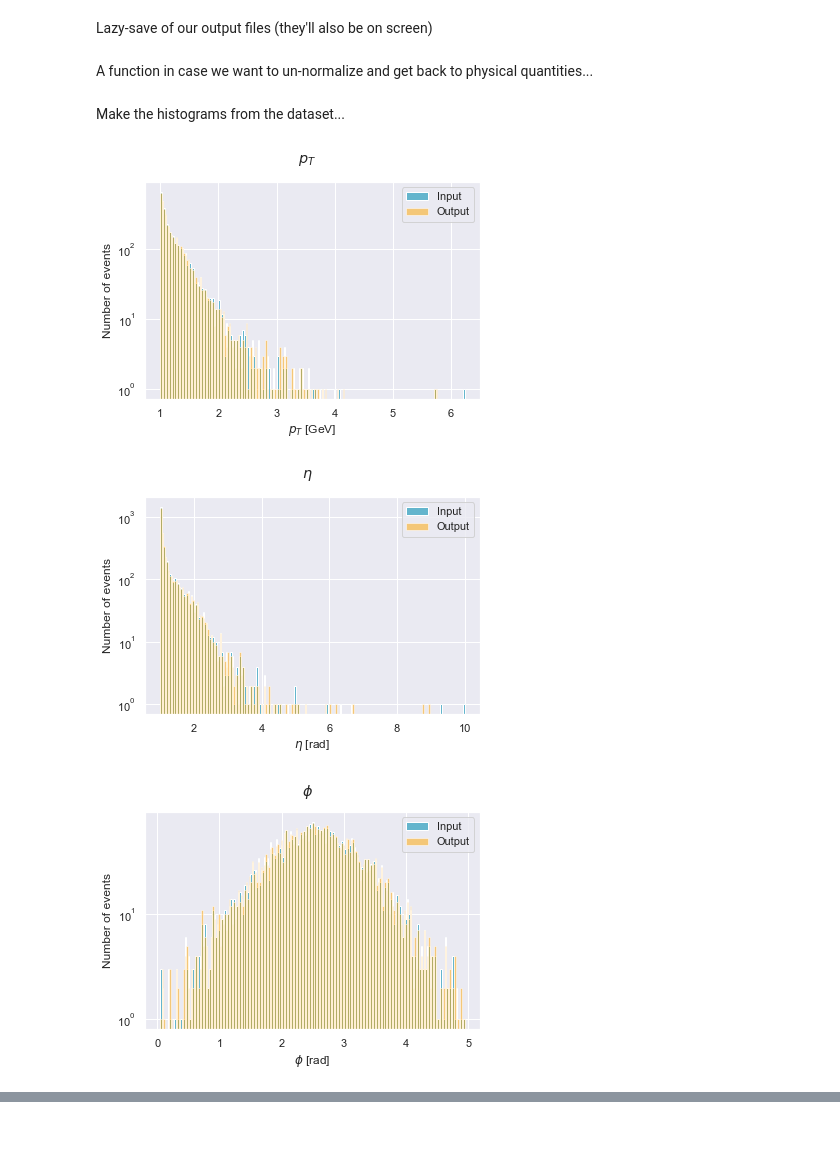
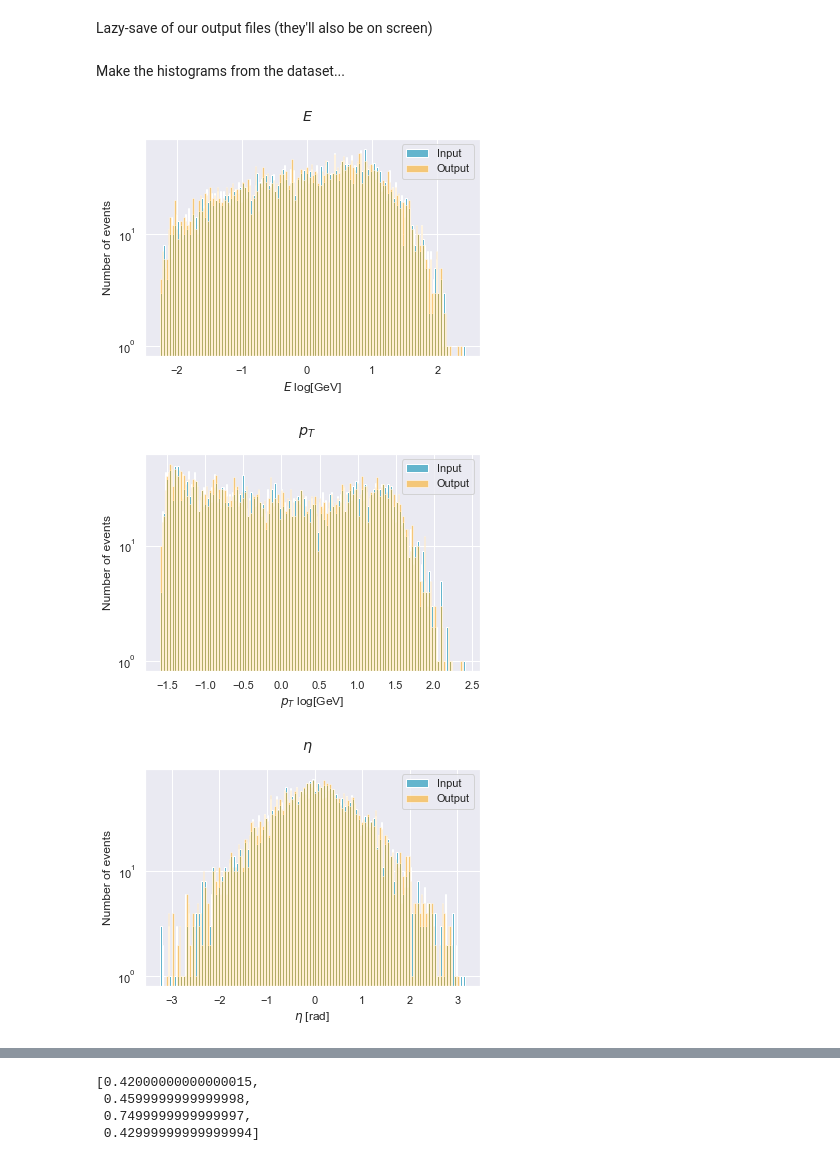
Before and after one commit to sazio/ATLAS_GSoC2021, a Jupyter notebook: ATLAS_GSoC2021_Solution.ipynb, the cells around one changed output, grey strips where cells are left out. Drawn from its saved outputs; the diff is of its cells as text; code cells hidden in the pictures; blank space fills up the shorter version.

```diff
--- a/ATLAS_GSoC2021_Solution.ipynb
+++ b/ATLAS_GSoC2021_Solution.ipynb
@@ -72,7 +96,7 @@ def min_max_normalization(df):
         result[feature_name] = (df[feature_name] - min_value) / (max_value - min_value)
     return result
 
-## mean Normalization
+## mean Normalization - regular Z-score normalization
 def mean_normalization(df):
     result = df.copy()
     for feature_name in df.columns:
@@ -80,3 +104,18 @@ def mean_normalization(df):
         std_value = df[feature_name].std()
         result[feature_name] = (df[feature_name] - mean_value) / std_value
     return result
+
+## mean log normalization for E and pt, mean normalization for the other 2 variables
+def log_mean_normalization(df):
+    result = df.copy()
+    for feature_name in df.columns:
+        if feature_name in ["E", "pt"]:
+            mean_value_log = np.log10(df[feature_name]).mean()
+            std_value_log = np.log10(df[feature_name]).std()
+            result[feature_name] = (np.log10(df[feature_name]) - mean_value_log) / std_value_log
+
+        else:
+            mean_value = df[feature_name].mean()
+            std_value = df[feature_name].std()
+            result[feature_name] = (df[feature_name] - mean_value) / std_value
+    return result
@@ -89,0 +124,3 @@ Here we do a regular train / validation set split, I decided to keep the 80/20 r
+# %%
+train = log_mean_normalization(train)
+test = log_mean_normalization(test)
@@ -134,7 +168,7 @@ import matplotlib.pyplot as plt
 import seaborn as sns
 sns.set_theme()
 
-unit_list = ['[log(GeV)]', '[rad/3]', '[rad/3]', '[log(GeV)]']
+unit_list = ['[log(GeV)]', '[rad]', '[rad]', '[log(GeV)]']
 variable_list = [r'$p_T$', r'$\eta$', r'$\phi$', r'$E$']
 
 branches=["pt","eta","phi","E"]
@@ -222,7 +254,7 @@ class AE_3D_200_LeakyReLU(nn.Module):
         return self.decode(z)
 
     def describe(self):
-        return 'in-200-200-20-3-20-200-200-out'
+        return m
 
 #model = AE_3D_200_LeakyReLU().double()
 model = AE_3D_200_LeakyReLU()
@@ -337,5 +367,3 @@ import os
 save_dir = "plotOutput"
 if not os.path.exists(save_dir):
     os.makedirs(save_dir)
-# %% [markdown]
-A function in case we want to un-normalize and get back to physical quantities...
@@ -349,47 +370,48 @@ def custom_unnormalize(df):
 # %% [markdown]
 Make the histograms from the dataset...
 # %%
-import numpy as np
+from scipy.stats import wasserstein_distance
 
 plt.close('all')
-unit_list = ['[GeV]', '[rad]', '[rad]', '[GeV]']
-variable_list = [r'$p_T$', r'$\eta$', r'$\phi$', r'$E$']
+unit_list = ['log[GeV]','log[GeV]', '[rad]', '[rad]']
+variable_list = [ r'$E$',r'$p_T$', r'$\eta$', r'$\phi$']
+
 line_style = ['--', '-']
 colors = ['orange', 'c']
 markers = ['*', 's']
 
 model.to('cpu')
 
 save = True # Option to save figure
 
 # Histograms
 idxs = (0, 100000)  # Choose events to compare
 data = torch.tensor(test[idxs[0]:idxs[1]].values, dtype=torch.float)
-#data = torch.tensor(test[idxs[0]:idxs[1]].values, dtype=torch.float).double()
 pred = model(data)
 pred = pred.detach().numpy()
 data = data.detach().numpy()
 
 data_df = pd.DataFrame(data, columns=test.columns)
 pred_df = pd.DataFrame(pred, columns=test.columns)
 
-unnormalized_data_df = custom_unnormalize(data_df)
-unnormalized_pred_df = custom_unnormalize(pred_df)
 
 alph = 0.5
 n_bins = 200
+ws_distances = []
 for kk in np.arange(4):
     plt.figure()
     n_hist_data, bin_edges, _ = plt.hist(data[:, kk], color=colors[1], label='Input', alpha=1, bins=n_bins)
     n_hist_pred, _, _ = plt.hist(pred[:, kk], color=colors[0], label='Output', alpha=alph, bins=bin_edges)
+    #sns.jointplot(x = n_hist_data, y = n_hist_pred, data = bin_edges)
     plt.suptitle(variable_list[kk])
     plt.xlabel(xlabel = variable_list[kk] + ' ' + unit_list[kk])
     plt.ylabel('Number of events')
     plt.yscale('log')
     plt.legend()
+    ws_distances.append(wasserstein_distance(n_hist_pred, n_hist_data))
     if save:
         plt.savefig(os.path.join(save_dir,test.columns[kk]+'.png'))
 # %% [output]
-[figure, old version]
+[figure, new version]
-[figure, old version]
+[figure, new version]
-[figure, old version]
+[figure, new version]
@@ -410,0 +419,7 @@ rat = getRatio(n_hist_data,n_hist_pred)
+# %%
+ws_distances
+# %% [output]
+[0.42000000000000015,
+ 0.4599999999999998,
+ 0.7499999999999997,
+ 0.42999999999999994]
```
Also changed, not shown: parts of 25 cells of this notebook, 10 other files.
